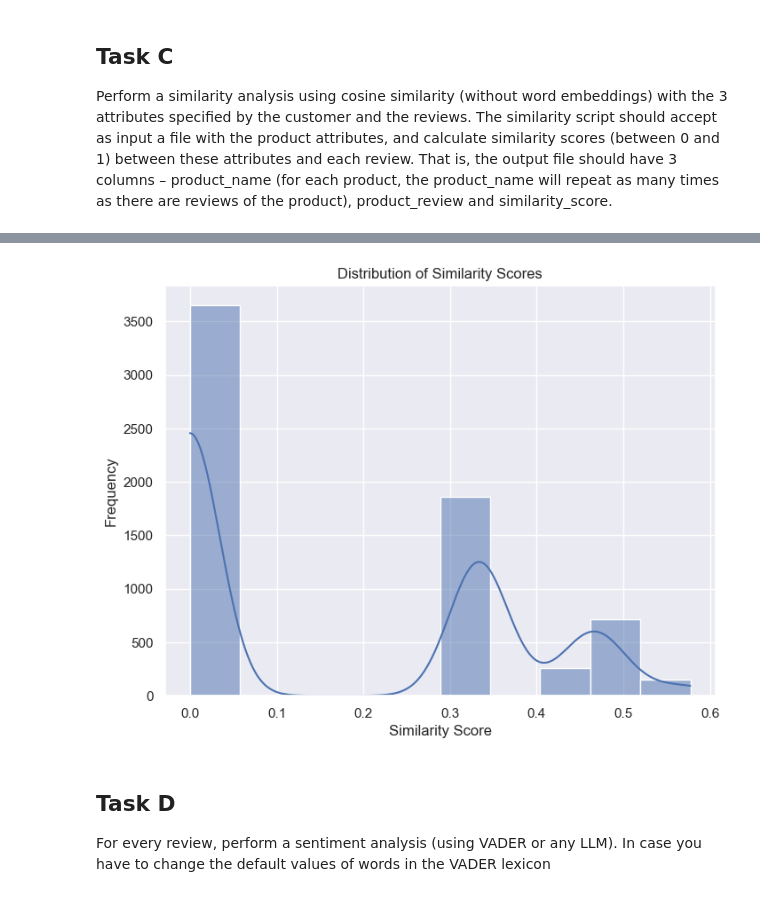
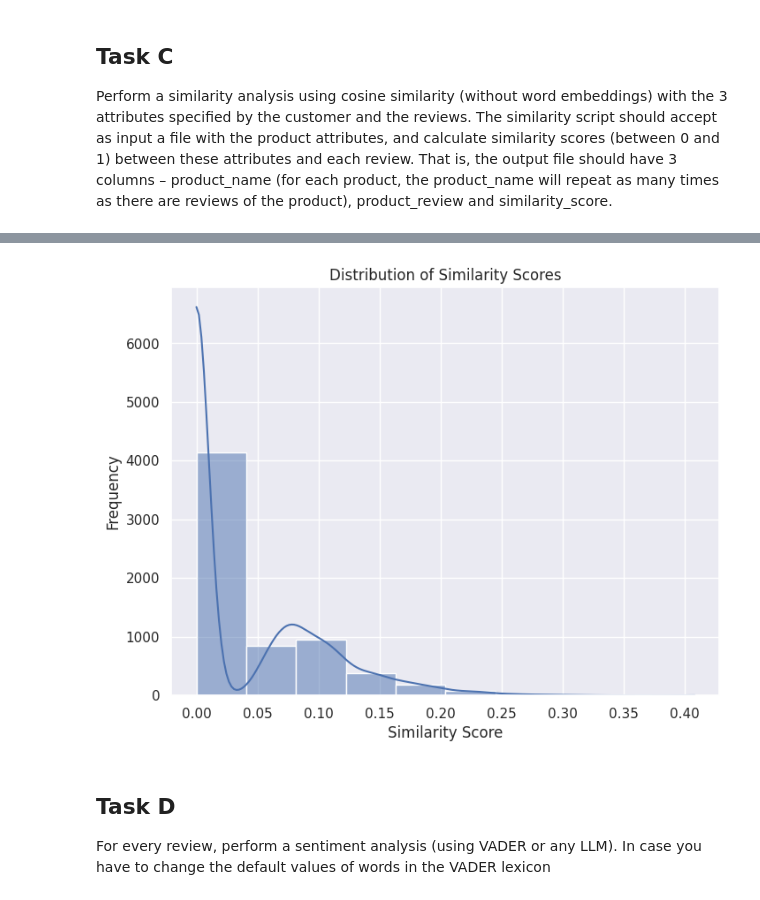
Before and after one commit to saiyam-shah/beer-recommender-system, a Jupyter notebook: Beer_recommender_system.ipynb, the cells around one changed output, grey strips where cells are left out. Saved outputs shown, nothing was run; the diff lists cells and outputs as text; code cells hidden in the pictures.

```diff
--- a/Beer_recommender_system.ipynb
+++ b/Beer_recommender_system.ipynb
@@ -100,2 +93,2 @@ sns.set(color_codes = True)
 # %%
-df=pd.read_excel('beer-reviews.xlsx')
+df=pd.read_excel('/content/drive/MyDrive/beer-reviews.xlsx')
@@ -206,7 +209,7 @@ Perform a similarity analysis using cosine similarity (without word embeddings)
 The similarity script should accept as input a file with the product attributes, and calculate similarity scores (between 0 and 1) between these attributes and each review. That is, the output file should have 3 columns – product_name (for each product, the product_name will repeat as many times as there are reviews of the product), product_review and similarity_score.
 # %%
 #open text file in read mode
-text_file = open("attributes.txt", "r")
+text_file = open("/content/drive/MyDrive/attributes.txt", "r")
 user_pref = text_file.read().lower()
 #close file
 
@@ -257,0 +225,33 @@ similarity_df
+# %%
+import numpy as np
+
+# Assuming 'result_df' contains columns 'item' and 'body' as you mentioned
+result_df = df[['item', 'body']]
+
+# Split the 'body' column into lists of words
+result_df['body'] = result_df['body'].apply(lambda x: x.split())
+
+# Calculate the cosine similarity for each row
+def calculate_cosine_similarity(words1, words2):
+    # Convert the lists of words to sets to remove duplicates
+    set1 = set(words1)
+    set2 = set(words2)
+
+    # Calculate the intersection (common words)
+    intersection = set1.intersection(set2)
+
+    # Calculate the cosine similarity using the formula
+    if len(set1) == 0 or len(set2) == 0:
+        return 0.0  # Handle the case of empty sets to avoid division by zero
+    else:
+        cosine_similarity = len(intersection) / (np.sqrt(len(set1)) * np.sqrt(len(set2)))
+        return cosine_similarity
+
+# Calculate the similarity score for each row
+result_df['similarity score'] = result_df.apply(lambda row: calculate_cosine_similarity(words_to_compare, row['body']), axis=1)
+result_df['body'] = df['body']
+# Sort the DataFrame by 'similarity score' in descending order
+result_df.sort_values(by='similarity score', ascending=False, inplace=True)
+
+# Display the sorted DataFrame
+result_df
@@ -258,13 +277,13 @@ similarity_df
 # %%
 # Plot the distribution of similarity scores
 plt.figure(figsize=(8, 6))
-sns.histplot(data=similarity_df, x='Similarity Score', bins=10, kde=True)
+sns.histplot(data=result_df, x='similarity score', bins=10, kde=True)
 plt.xlabel('Similarity Score')
 plt.ylabel('Frequency')
 plt.title('Distribution of Similarity Scores')
 plt.show()
 # %% [output]
-[figure, old version]
+[figure, new version]
 # %% [markdown]
 ## Task D
 
```
Also changed, not shown: parts of 23 cells of this notebook, 1 other file.
